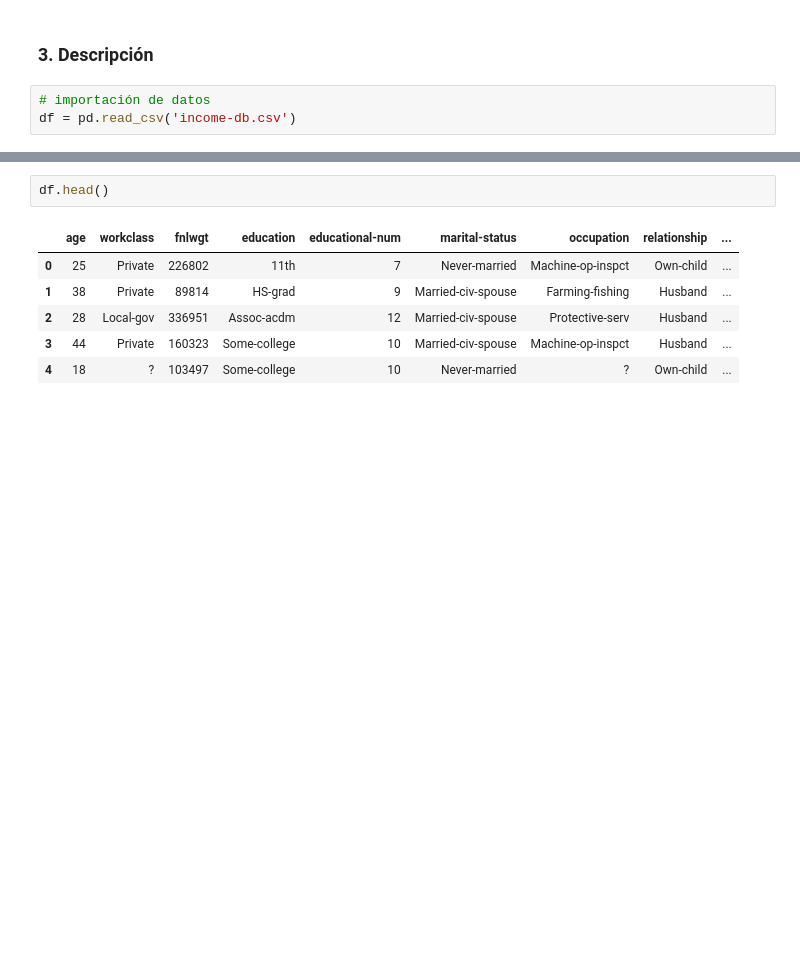
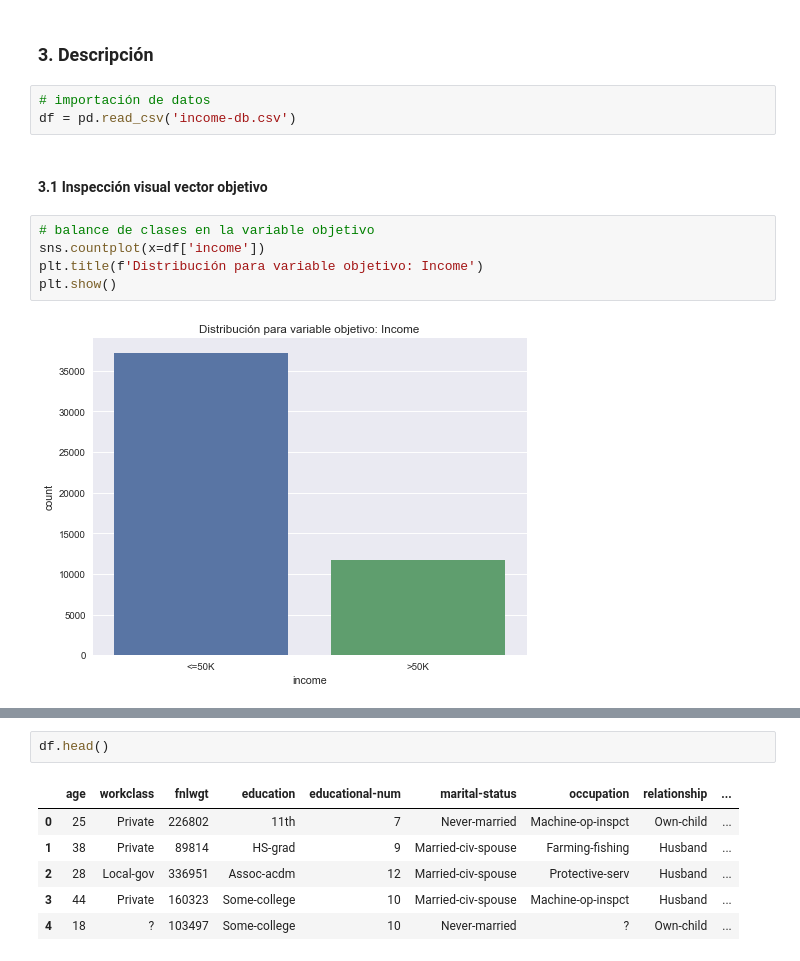
Before and after one commit to oportusgonzalo/data-science-desafio-latam, a Jupyter notebook: data-science-fundamentals/prueba/enunciado_1.ipynb, the cells around one changed output, grey strips where cells are left out. Cells and saved outputs as stored; diff of their text form; blank space fills up the shorter version.

Commit message:
Adds visualizations of VO and attributes (E1)

```diff
--- a/data-science-fundamentals/prueba/enunciado_1.ipynb
+++ b/data-science-fundamentals/prueba/enunciado_1.ipynb
@@ -108,3 +108,12 @@ warnings.filterwarnings('ignore')
 # %%
 # importación de datos
 df = pd.read_csv('income-db.csv')
+# %% [markdown]
+#### 3.1 Inspección visual vector objetivo
+# %%
+# balance de clases en la variable objetivo
+sns.countplot(x=df['income'])
+plt.title(f'Distribución para variable objetivo: Income')
+plt.show()
+# %% [output]
+[figure, added]
```
Also changed, not shown: parts of 13 cells of this notebook.
